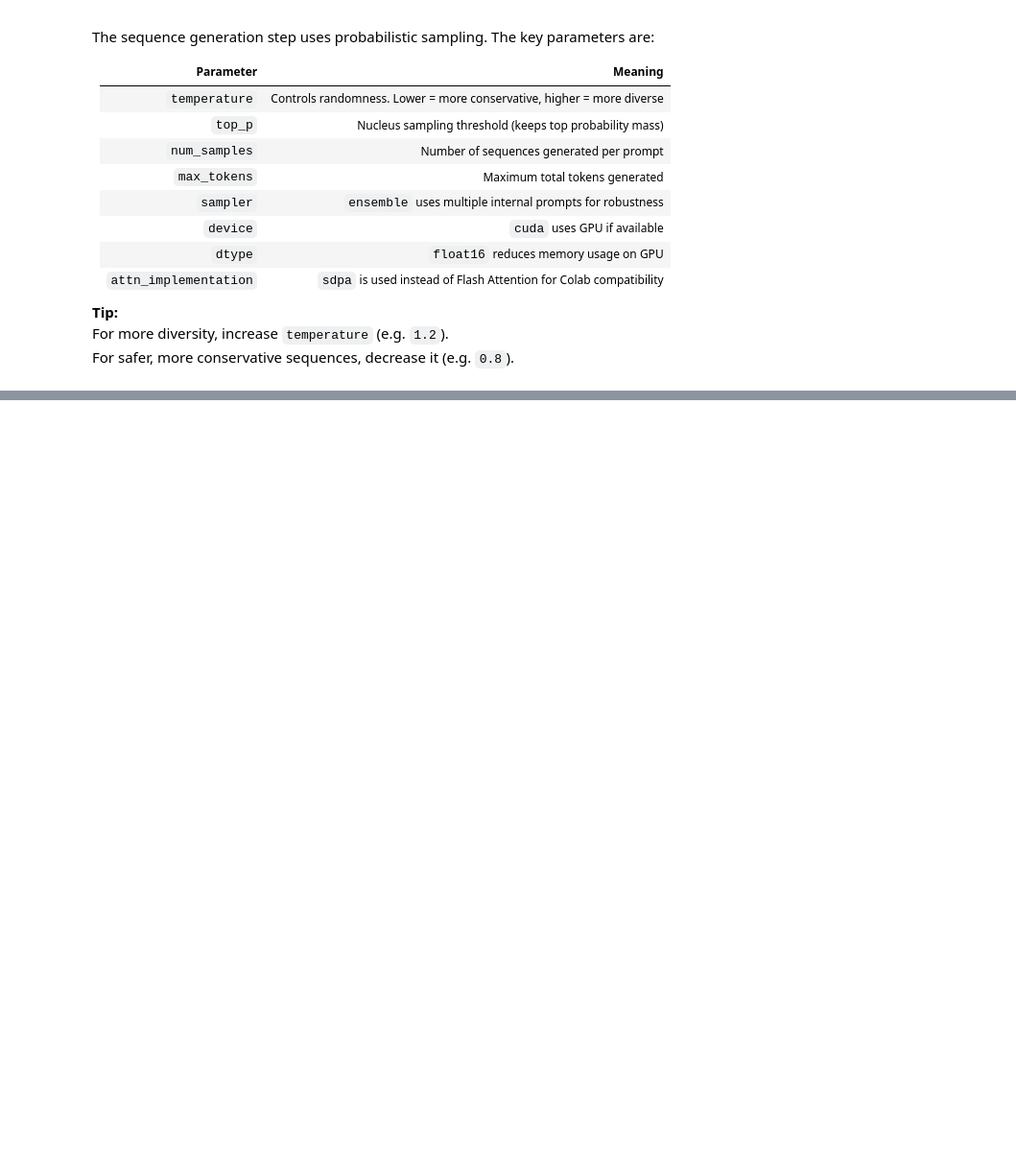
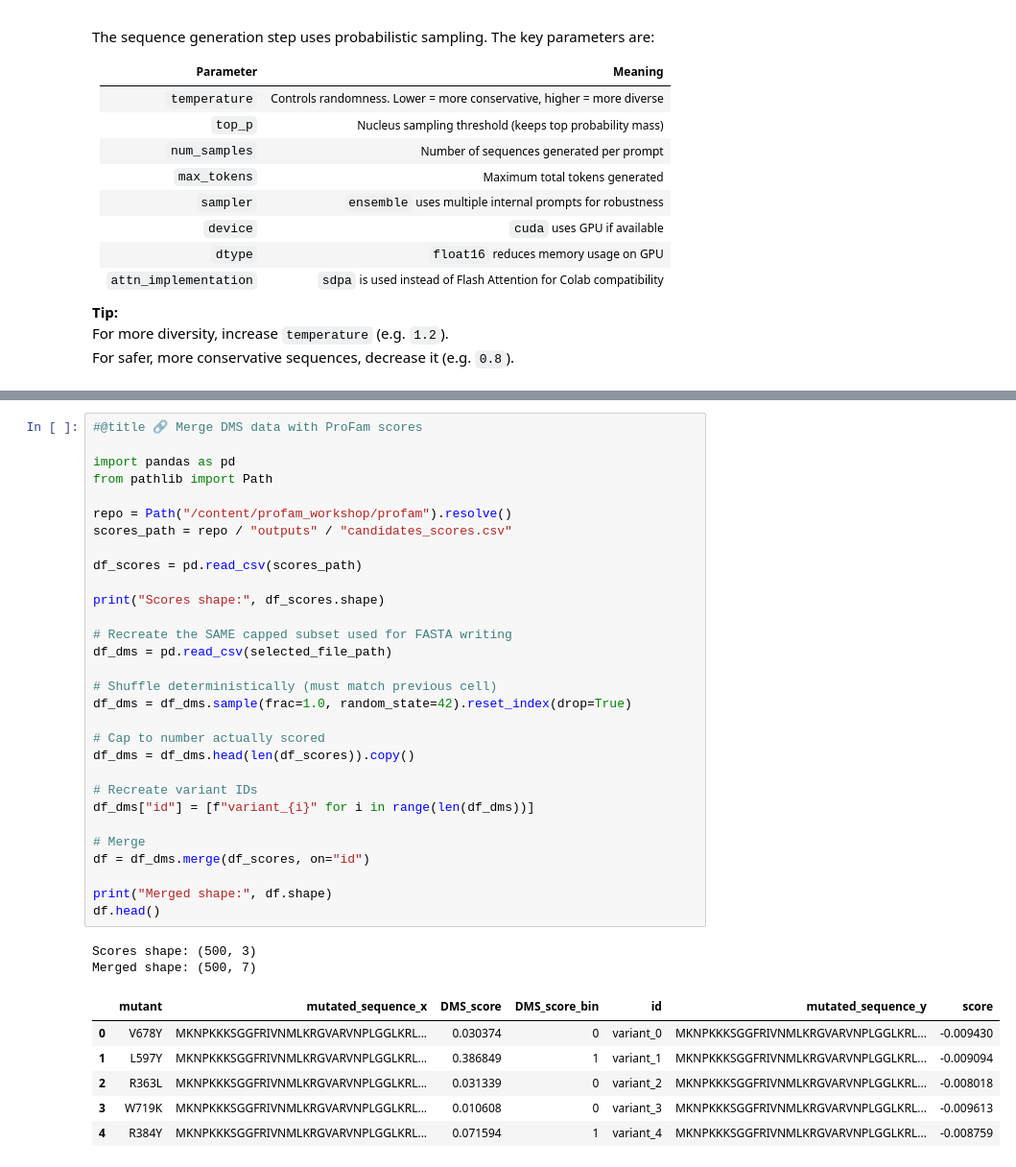
Before and after one commit to bordin89/ML4NGP_tutorials, a Jupyter notebook: ml4ngp_2_profam.ipynb, the cells around one changed output, grey strips where cells are left out. Shown at 96% size. Cells and saved outputs as stored; diff of their text form; blank space fills up the shorter version.

```diff
--- a/ml4ngp_2_profam.ipynb
+++ b/ml4ngp_2_profam.ipynb
@@ -1035,0 +1377,39 @@ NGLWidget()
+# %%
+#@title 🔗 Merge DMS data with ProFam scores
+
+import pandas as pd
+from pathlib import Path
+
+repo = Path("/content/profam_workshop/profam").resolve()
+scores_path = repo / "outputs" / "candidates_scores.csv"
+
+df_scores = pd.read_csv(scores_path)
+
+print("Scores shape:", df_scores.shape)
+
+# Recreate the SAME capped subset used for FASTA writing
+df_dms = pd.read_csv(selected_file_path)
+
+# Shuffle deterministically (must match previous cell)
+df_dms = df_dms.sample(frac=1.0, random_state=42).reset_index(drop=True)
+
+# Cap to number actually scored
+df_dms = df_dms.head(len(df_scores)).copy()
+
+# Recreate variant IDs
+df_dms["id"] = [f"variant_{i}" for i in range(len(df_dms))]
+
+# Merge
+df = df_dms.merge(df_scores, on="id")
+
+print("Merged shape:", df.shape)
+df.head()
+# %% [output]
+Scores shape: (500, 3)
+Merged shape: (500, 7)
+|  | mutant | mutated_sequence_x | DMS_score | DMS_score_bin | id | mutated_sequence_y | score |
+| 0 | V678Y | MKNPKKKSGGFRIVNMLKRGVARVNPLGGLKRL... | 0.030374 | 0 | variant_0 | MKNPKKKSGGFRIVNMLKRGVARVNPLGGLKRL... | -0.009430 |
+| 1 | L597Y | MKNPKKKSGGFRIVNMLKRGVARVNPLGGLKRL... | 0.386849 | 1 | variant_1 | MKNPKKKSGGFRIVNMLKRGVARVNPLGGLKRL... | -0.009094 |
+| 2 | R363L | MKNPKKKSGGFRIVNMLKRGVARVNPLGGLKRL... | 0.031339 | 0 | variant_2 | MKNPKKKSGGFRIVNMLKRGVARVNPLGGLKRL... | -0.008018 |
+| 3 | W719K | MKNPKKKSGGFRIVNMLKRGVARVNPLGGLKRL... | 0.010608 | 0 | variant_3 | MKNPKKKSGGFRIVNMLKRGVARVNPLGGLKRL... | -0.009613 |
+| 4 | R384Y | MKNPKKKSGGFRIVNMLKRGVARVNPLGGLKRL... | 0.071594 | 1 | variant_4 | MKNPKKKSGGFRIVNMLKRGVARVNPLGGLKRL... | -0.008759 |
```
Also changed, not shown: parts of 22 cells of this notebook.
